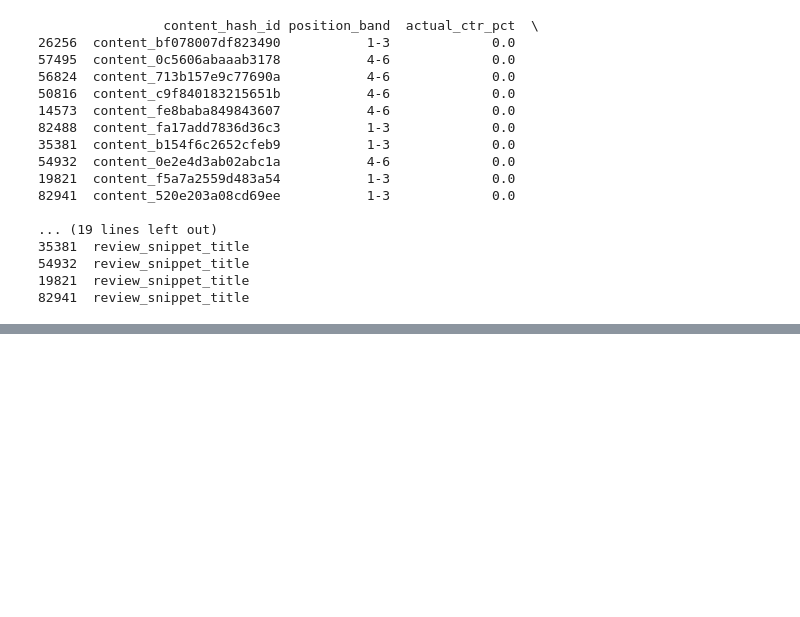
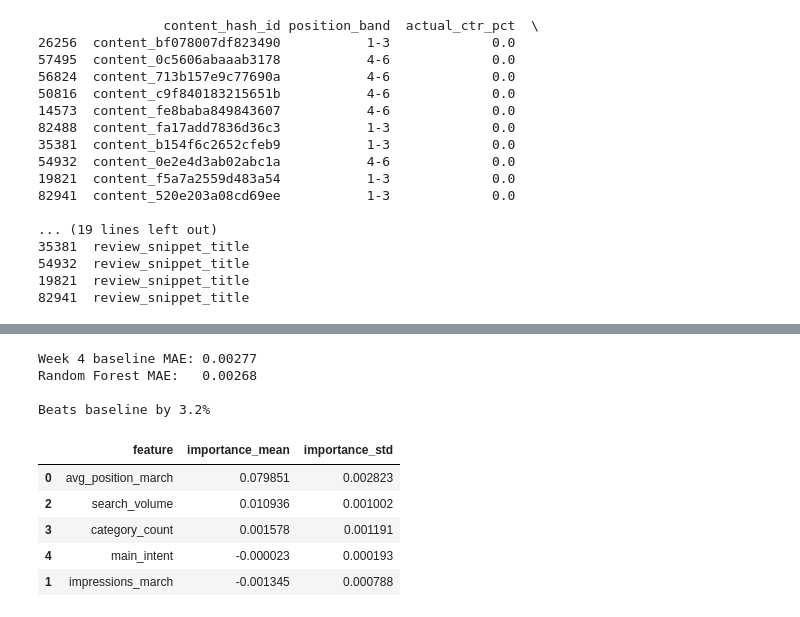
Before and after one commit to bilalsherifdeen1-ux/AI-Project-Gallery, a Jupyter notebook: work/notebooks/w04_baseline_score.ipynb, the cells around one changed output, grey strips where cells are left out. Drawn from its saved outputs; the diff is of its cells as text; code cells hidden in the pictures; blank space fills up the shorter version.

```diff
--- a/work/notebooks/w04_baseline_score.ipynb
+++ b/work/notebooks/w04_baseline_score.ipynb
@@ -193,0 +305,51 @@ drwxr-xr-x 3 root root     4096 Sep 18 18:47 ..
+# %%
+expected_ctr_by_band = {
+    "1-3": 0.0034, "4-6": 0.0034, "7-10": 0.0029, "11-20": 0.0024, "21+": 0.0013
+}
+
+def position_band(pos):
+    if pos <= 3: return "1-3"
+    elif pos <= 6: return "4-6"
+    elif pos <= 10: return "7-10"
+    elif pos <= 20: return "11-20"
+    else: return "21+"
+
+X_test_g = X_test_g.copy()
+X_test_g["position_band"] = X_test_g["avg_position_march"].apply(position_band)
+baseline_preds = X_test_g["position_band"].map(expected_ctr_by_band)
+
+mae_baseline = mean_absolute_error(y_test_g, baseline_preds)
+mae_model = mae_grouped_split
+
+print(f"Week 4 baseline MAE: {mae_baseline:.5f}")
+print(f"Random Forest MAE:   {mae_model:.5f}")
+
+if mae_model < mae_baseline:
+    print(f"\nBeats baseline by {(1 - mae_model / mae_baseline) * 100:.1f}%")
+else:
+    print(f"\nDoes NOT beat baseline — {(mae_model / mae_baseline - 1) * 100:.1f}% worse")
+# %% [output]
+Week 4 baseline MAE: 0.00277
+Random Forest MAE:   0.00268
+
+Beats baseline by 3.2%
+# %%
+from sklearn.inspection import permutation_importance
+
+perm = permutation_importance(model_grouped, X_test_g[numeric_features + categorical_features],
+                               y_test_g, n_repeats=10, random_state=42, n_jobs=-1)
+
+importance_df = pd.DataFrame({
+    "feature": numeric_features + categorical_features,
+    "importance_mean": perm.importances_mean,
+    "importance_std": perm.importances_std,
+}).sort_values("importance_mean", ascending=False)
+
+importance_df
+# %% [output]
+|  | feature | importance_mean | importance_std |
+| 0 | avg_position_march | 0.079851 | 0.002823 |
+| 2 | search_volume | 0.010936 | 0.001002 |
+| 3 | category_count | 0.001578 | 0.001191 |
+| 4 | main_intent | -0.000023 | 0.000193 |
+| 1 | impressions_march | -0.001345 | 0.000788 |
```
Also changed, not shown: parts of 5 cells of this notebook.
